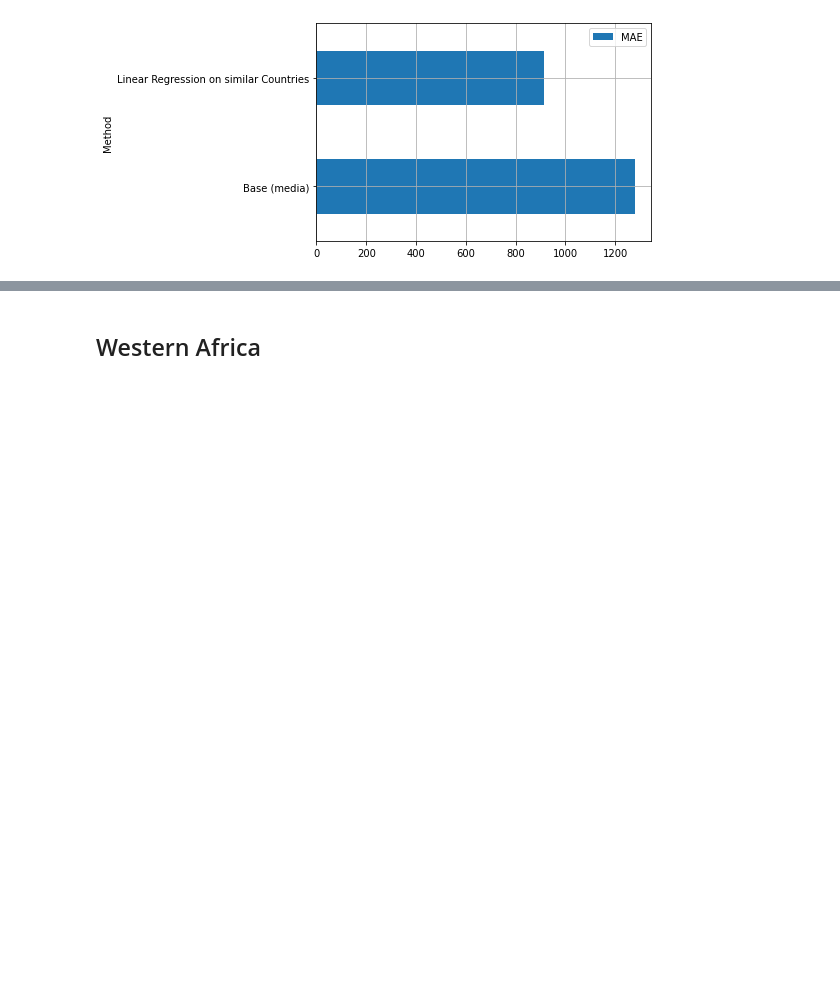
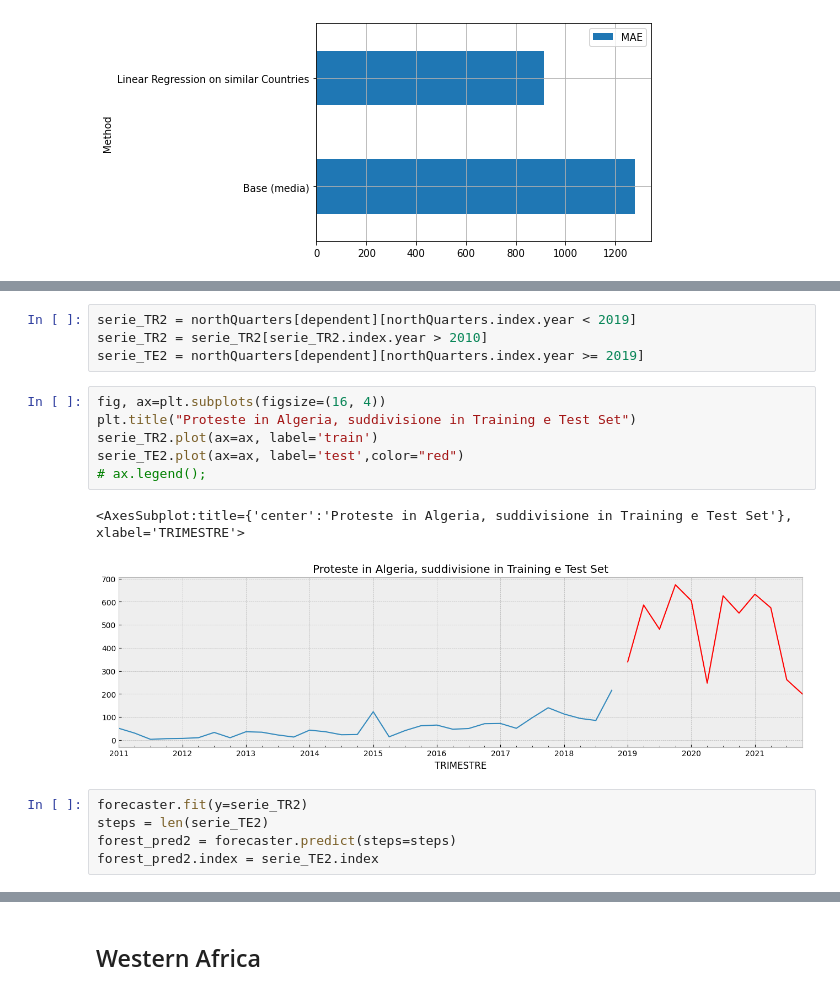
Before and after one commit to loremod/AfricaConflictsPrediction, a Jupyter notebook: Social Media Project.ipynb, the cells around one changed output, grey strips where cells are left out. Cells and saved outputs as stored; diff of their text form; blank space fills up the shorter version.

```diff
--- a/Social Media Project.ipynb
+++ b/Social Media Project.ipynb
@@ -591,0 +760,18 @@ Rolling mean/Moving Average (MA) smooths out price data by creating a constantly
+# %%
+serie_TR2 = northQuarters[dependent][northQuarters.index.year < 2019]
+serie_TR2 = serie_TR2[serie_TR2.index.year > 2010]
+serie_TE2 = northQuarters[dependent][northQuarters.index.year >= 2019]
+# %%
+fig, ax=plt.subplots(figsize=(16, 4))
+plt.title("Proteste in Algeria, suddivisione in Training e Test Set")
+serie_TR2.plot(ax=ax, label='train')
+serie_TE2.plot(ax=ax, label='test',color="red")
+# ax.legend();
+# %% [output]
+<AxesSubplot:title={'center':'Proteste in Algeria, suddivisione in Training e Test Set'}, xlabel='TRIMESTRE'>
+[figure, added]
+# %%
+forecaster.fit(y=serie_TR2)
+steps = len(serie_TE2)
+forest_pred2 = forecaster.predict(steps=steps)
+forest_pred2.index = serie_TE2.index
```
Also changed, not shown: parts of 149 cells of this notebook.
